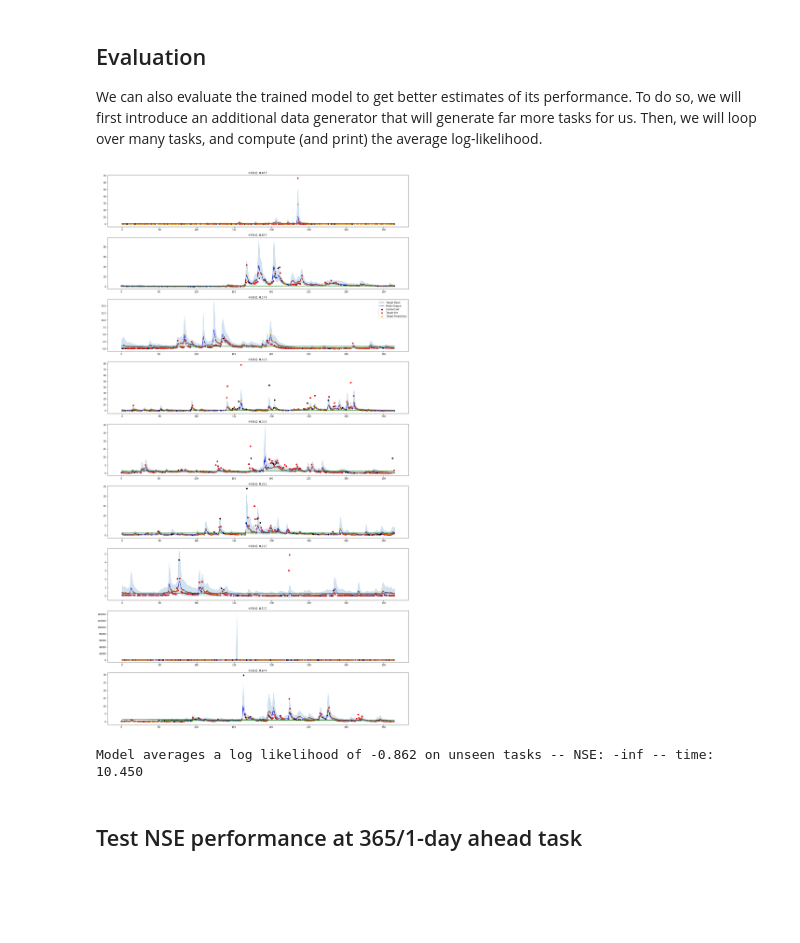
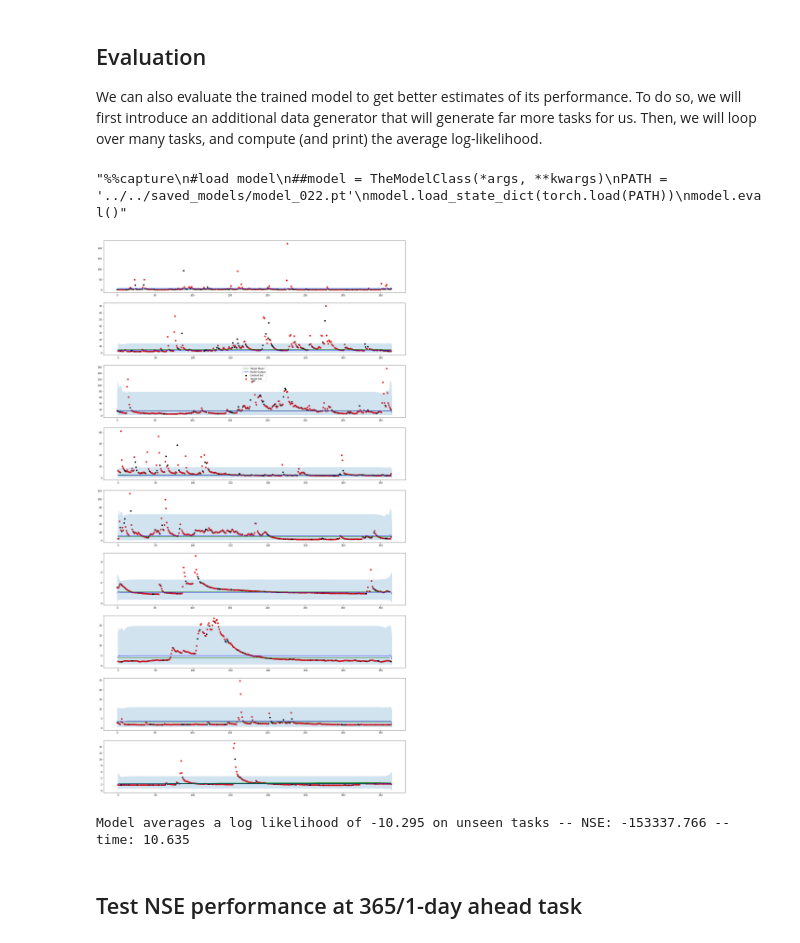
Before and after one commit to mgironamata/convcnp, a Jupyter notebook: convcnp_clean.ipynb, the cells around one changed output. Cells and saved outputs as stored; diff of their text form; code cells hidden in the pictures; blank space fills up the shorter version.

```diff
--- a/convcnp_clean.ipynb
+++ b/convcnp_clean.ipynb
@@ -312,9 +300,9 @@ df_att_n['hru08'] = df_att['hru08']
 # %%
 gen = convcnp.data_hydro_2_extended.HydroGenerator(
                                             dataframe=df_train,
-                                            df_att = df_att_n,
-                                            batch_size = 16,
-                                            num_tasks = 16,
+                                            df_att = df_att,
+                                            batch_size = 32,
+                                            num_tasks = 128,
                                             channels_c = context_channels,
                                             channels_t = target_channels,
                                             channels_att = attributes,
@@ -324,7 +312,7 @@ gen = convcnp.data_hydro_2_extended.HydroGenerator(
                                             extrapolate = extrapolate_flag,
                                             timeslice = timeslice,
                                             dropout_rate = 0,
-                                            concat_attributes = False,
+                                            concat_static_features = False,
                                             min_train_points=min_train_points,
                                             min_test_points=min_test_points,
                                             max_train_points=max_train_points,
@@ -342,13 +330,21 @@ plt.show()
 # %%
 %%capture
 
+del(model)
+# Define parameters
 static_embedding_location = "after_encoder"
-rho_in_channels = 8 if static_embedding_loc != "after_encoder" else 8 + static_embedding_channels
+rho_in_channels = 8 if static_embedding_location != "after_encoder" else 8 + static_feature_embedding_dims
+static_embedding_in_channels = len(attributes)
 
+# Instantiate ConvCNP
 model = ConvCNP(in_channels = len(context_channels),
                 rho=DepthSepConv1d(in_channels=rho_in_channels),
-                points_per_unit=64*8)
+                points_per_unit=64*8,
+                static_embedding_in_channels=static_embedding_in_channels,
+                static_feature_missing_data=False,
+                )
 
+# Assign model to device
 model.to(device)
 # %% [markdown]
 ## Training Methods
@@ -367,7 +363,6 @@ def rev_transform(x,a=0,b=0):
 def rev_transform_tensor(x):
     return torch.exp(x)-1
 # %%
-torch.autograd.set_detect_anomaly(True)
 import scipy.stats
 
 def train(data, model, opt, dist='gaussian'):
@@ -379,7 +374,7 @@ def train(data, model, opt, dist='gaussian'):
         y_loc, y_scale = model(task['x_context'], task['y_context'], task['x_target'], task['y_att'], task['feature'], task['m'], embedding=feature_embedding_flag)
         if dist == 'gaussian':
             y_mean, y_std = y_loc, y_scale
-            obj = -gaussian_logpdf(task['y_target'], y_mean, y_std, 'batched_mean')
+            obj = -gaussian_logpdf(task['y_target'], y_loc, y_scale, 'batched_mean')
         elif dist == 'gamma':
             y_mean, y_std = gamma_stats(y_loc, y_scale)
             obj = -gamma_logpdf(task['y_target'], y_loc, y_scale, 'batched_mean')
@@ -481,18 +476,20 @@ params = OrderedDict(
     #, network = list(models.keys())
 )
 # %%
+torch.autograd.set_detect_anomaly(True)
+
 # Some training hyper-parameters:
-LEARNING_RATE = 1e-4
-NUM_EPOCHS =1
+LEARNING_RATE = 1e-3
+NUM_EPOCHS = 500
 PLOT_FREQ = 100
-dist = 'gamma'
+dist = 'gaussian'
 
 for run in RunBuilder.get_runs(params):
 
     # Initialize optimizer
     opt = torch.optim.Adam(model.parameters(), lr=LEARNING_RATE)
 
-    train_obj_list, train_nse_list, epoch_list = [], [], []
+    #train_obj_list, train_nse_list, epoch_list = [], [], []
 
     # Run the training loop.
     for epoch in range(NUM_EPOCHS):
@@ -532,12 +548,14 @@ plot_training_loss(train_obj_list, train_nse_list)
 
 We can also evaluate the trained model to get better estimates of its performance. To do so, we will first introduce an additional data generator that will generate far more tasks for us. Then, we will loop over many tasks, and compute (and print) the average log-likelihood.
 # %%
-%%capture
+"""%%capture
 #load model
 ##model = TheModelClass(*args, **kwargs)
 PATH = '../../saved_models/model_022.pt'
 model.load_state_dict(torch.load(PATH))
-model.eval()
+model.eval()"""
+# %% [output]
+"%%capture\n#load model\n##model = TheModelClass(*args, **kwargs)\nPATH = '../../saved_models/model_022.pt'\nmodel.load_state_dict(torch.load(PATH))\nmodel.eval()"
 # %%
 df_test = df_test_both
 # %%
@@ -555,43 +573,43 @@ gen_test = convcnp.data_hydro_2_extended.HydroGenerator(
                                             context_mask = context_mask,
                                             target_mask = target_mask,
                                             extrapolate = extrapolate_flag,
-                                            concat_attributes=False,
+                                            concat_static_features=False,
                                             timeslice = timeslice,
                                             min_train_points=min_train_points,
                                             min_test_points=min_test_points,
                                             max_train_points=max_train_points,
                                             max_test_points=max_test_points)
 
 # Compute average task log-likelihood.
 ravg = RunningAverage()
 ravg_nse = RunningAverage()
 model.eval()
 start = time.time()
 with torch.no_grad():
     for step, task in enumerate(gen_test):
         y_mean, y_std = model(task['x_context'], task['y_context'], task['x_target'],task['y_att'], task['feature'], task['m'], embedding=feature_embedding_flag)
 
-        if gamma == False:
+        if dist == 'gaussian':
             obj = -gaussian_logpdf(task['y_target'], y_mean, y_std, 'batched_mean')
             y_mean, y_std = gamma_stats(y_mean, y_std)
-        elif gamma == True:
+        elif diat == 'gamma':
             obj = -gamma_logpdf(task['y_target'], y_mean, y_std, 'batched_mean')
 
         obj_nse = NSE.nse_tensor(rev_transform_tensor(task['y_target']),rev_transform_tensor(task['y_target_val']),rev_transform_tensor(y_mean))
         ravg.update(obj.item() / gen_test.batch_size, gen_test.batch_size)
         ravg_nse.update(obj_nse.item(), gen_test.batch_size)
 
     fig = plt.figure(figsize=(24, 45))
     for i in range(9):
         plt.subplot(9, 1, i + 1)
-        plot_model_task(model, task, idx=i, legend=i==2)
+        plot_model_task(model, task, timeslice, idx=i, legend=i==2)
     plt.show()
 
 elapsed = time.time() - start
 print('Model averages a log likelihood of %.3f on unseen tasks -- NSE: %.3f -- time: %.3f' % (-ravg.avg, ravg_nse.avg, elapsed))
 # %% [output]
-[figure, old version]
+[figure, new version]
-Model averages a log likelihood of -0.862 on unseen tasks -- NSE: -inf -- time: 10.450
+Model averages a log likelihood of -10.295 on unseen tasks -- NSE: -153337.766 -- time: 10.635
 # %%
 PATH = r'..\..\saved_models\model_022.pt'
 torch.save(model.state_dict(),PATH)
```
Also changed, not shown: parts of 18 cells of this notebook, 4 other files.
